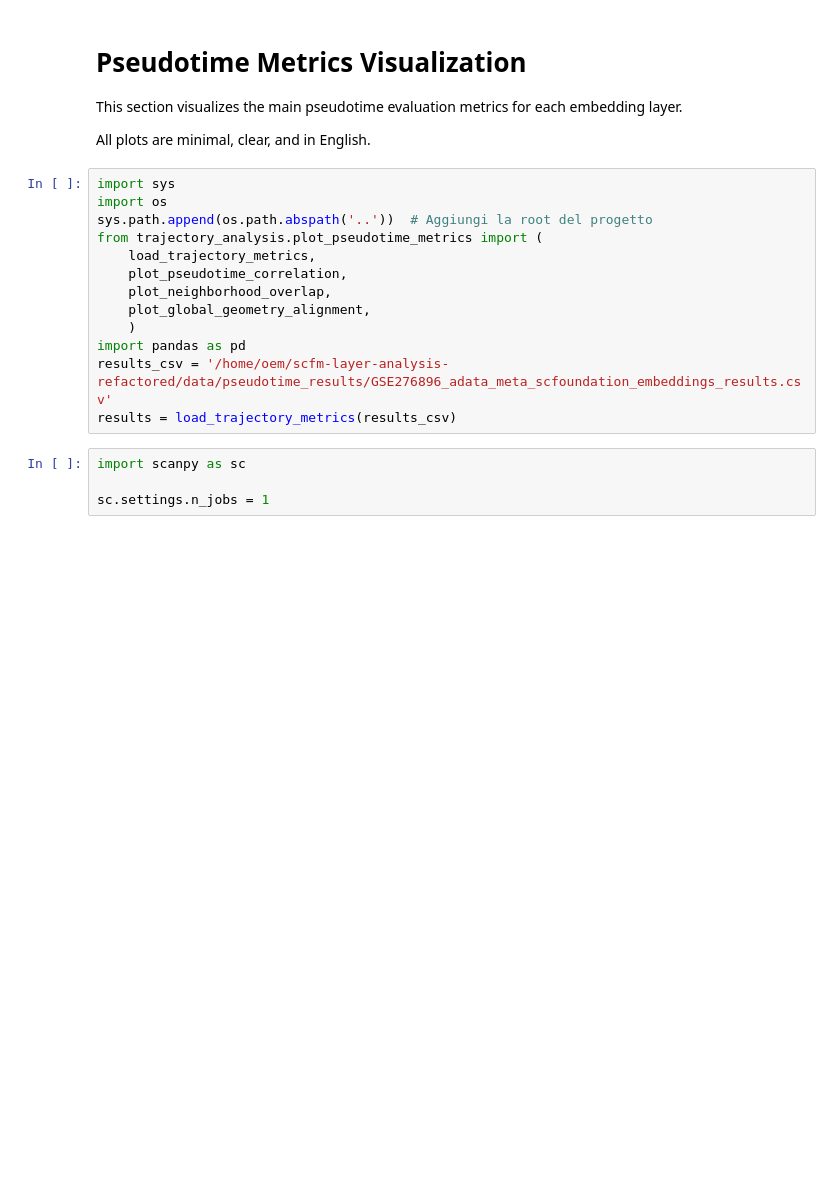
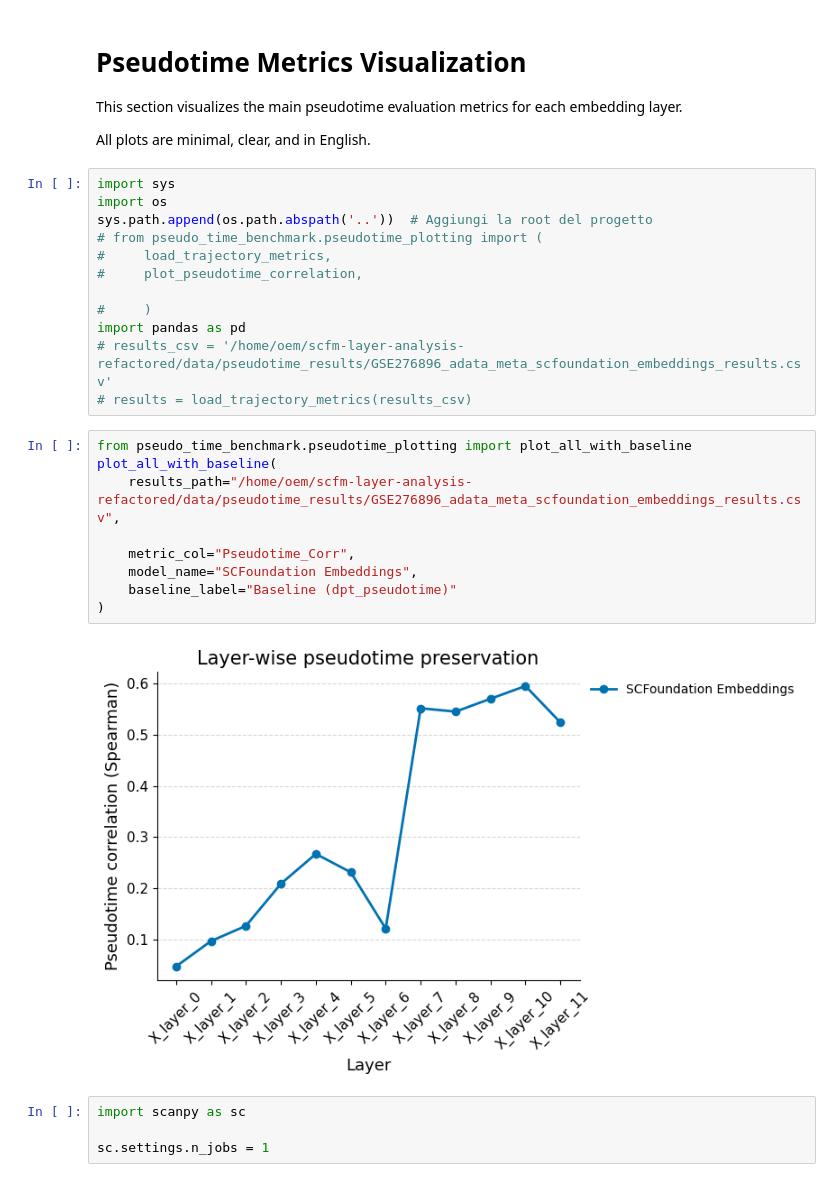
Before and after one commit to vincenzocivale/scfm-mid-layer-analysis, a Jupyter notebook: notebooks/pseudo_time_scFoundation.ipynb, the cells around one changed output. Cells and saved outputs as stored; diff of their text form; blank space fills up the shorter version.

```diff
--- a/notebooks/pseudo_time_scFoundation.ipynb
+++ b/notebooks/pseudo_time_scFoundation.ipynb
@@ -8,15 +8,25 @@ All plots are minimal, clear, and in English.
 import sys
 import os
 sys.path.append(os.path.abspath('..'))  # Aggiungi la root del progetto
-from trajectory_analysis.plot_pseudotime_metrics import (
-    load_trajectory_metrics,
-    plot_pseudotime_correlation,
-    plot_neighborhood_overlap,
-    plot_global_geometry_alignment,
-    )
+# from pseudo_time_benchmark.pseudotime_plotting import (
+#     load_trajectory_metrics,
+#     plot_pseudotime_correlation,
+
+#     )
 import pandas as pd
-results_csv = '/home/oem/scfm-layer-analysis-refactored/data/pseudotime_results/GSE276896_adata_meta_scfoundation_embeddings_results.csv'
-results = load_trajectory_metrics(results_csv)
+# results_csv = '/home/oem/scfm-layer-analysis-refactored/data/pseudotime_results/GSE276896_adata_meta_scfoundation_embeddings_results.csv'
+# results = load_trajectory_metrics(results_csv)
+# %%
+from pseudo_time_benchmark.pseudotime_plotting import plot_all_with_baseline
+plot_all_with_baseline(
+    results_path="/home/oem/scfm-layer-analysis-refactored/data/pseudotime_results/GSE276896_adata_meta_scfoundation_embeddings_results.csv",
+
+    metric_col="Pseudotime_Corr",
+    model_name="SCFoundation Embeddings",
+    baseline_label="Baseline (dpt_pseudotime)"
+)
+# %% [output]
+[figure, added]
 # %%
 import scanpy as sc
 
```
Also changed, not shown: parts of 4 cells of this notebook, 33 other files.
